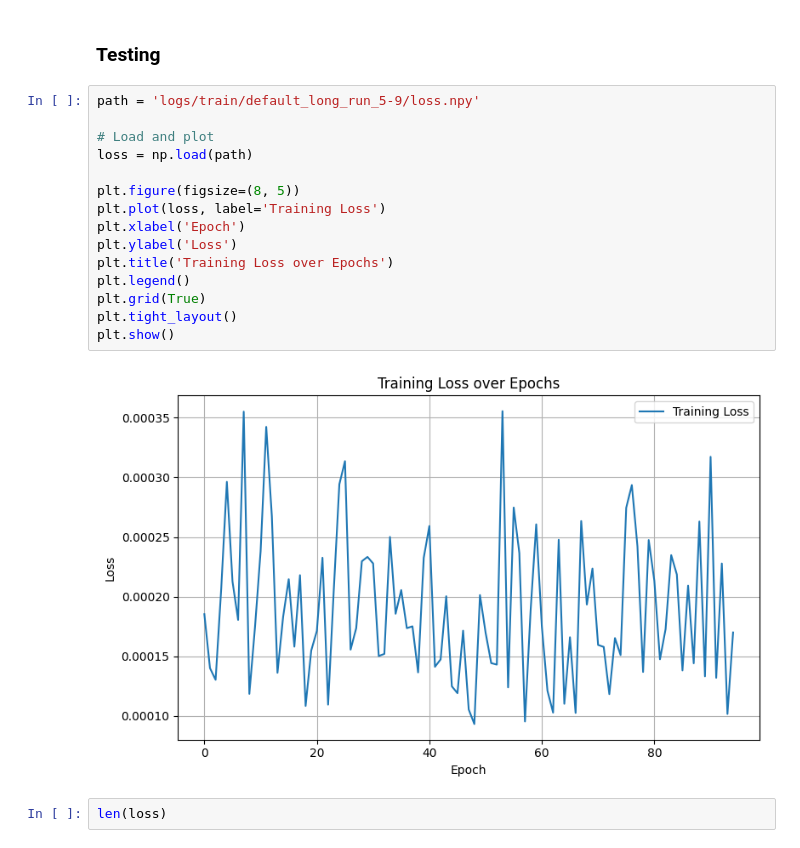
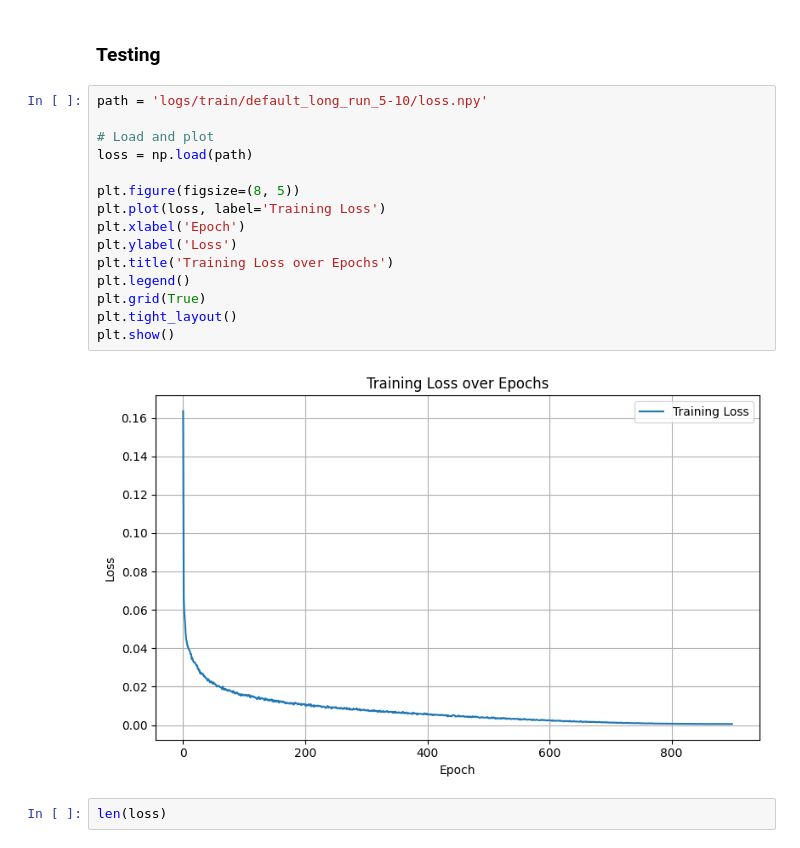
Before and after one commit to rajivswamy/action-diffusion-failure, a Jupyter notebook: dataset_analysis.ipynb, the cells around one changed output. Cells and saved outputs as stored; diff of their text form.

```diff
--- a/dataset_analysis.ipynb
+++ b/dataset_analysis.ipynb
@@ -132,22 +102,22 @@ There does not seem to be a ton any correlation between difference from the goal
 # %% [markdown]
 ### Testing
 # %%
-path = 'logs/train/default_long_run_5-9/loss.npy'
+path = 'logs/train/default_long_run_5-10/loss.npy'
 
 # Load and plot
 loss = np.load(path)
 
 plt.figure(figsize=(8, 5))
 plt.plot(loss, label='Training Loss')
 plt.xlabel('Epoch')
 plt.ylabel('Loss')
 plt.title('Training Loss over Epochs')
 plt.legend()
 plt.grid(True)
 plt.tight_layout()
 plt.show()
 # %% [output]
-[figure, old version]
+[figure, new version]
 # %%
 len(loss)
 # %% [output]
```
Also changed, not shown: parts of 4 cells of this notebook, 8 other files.
